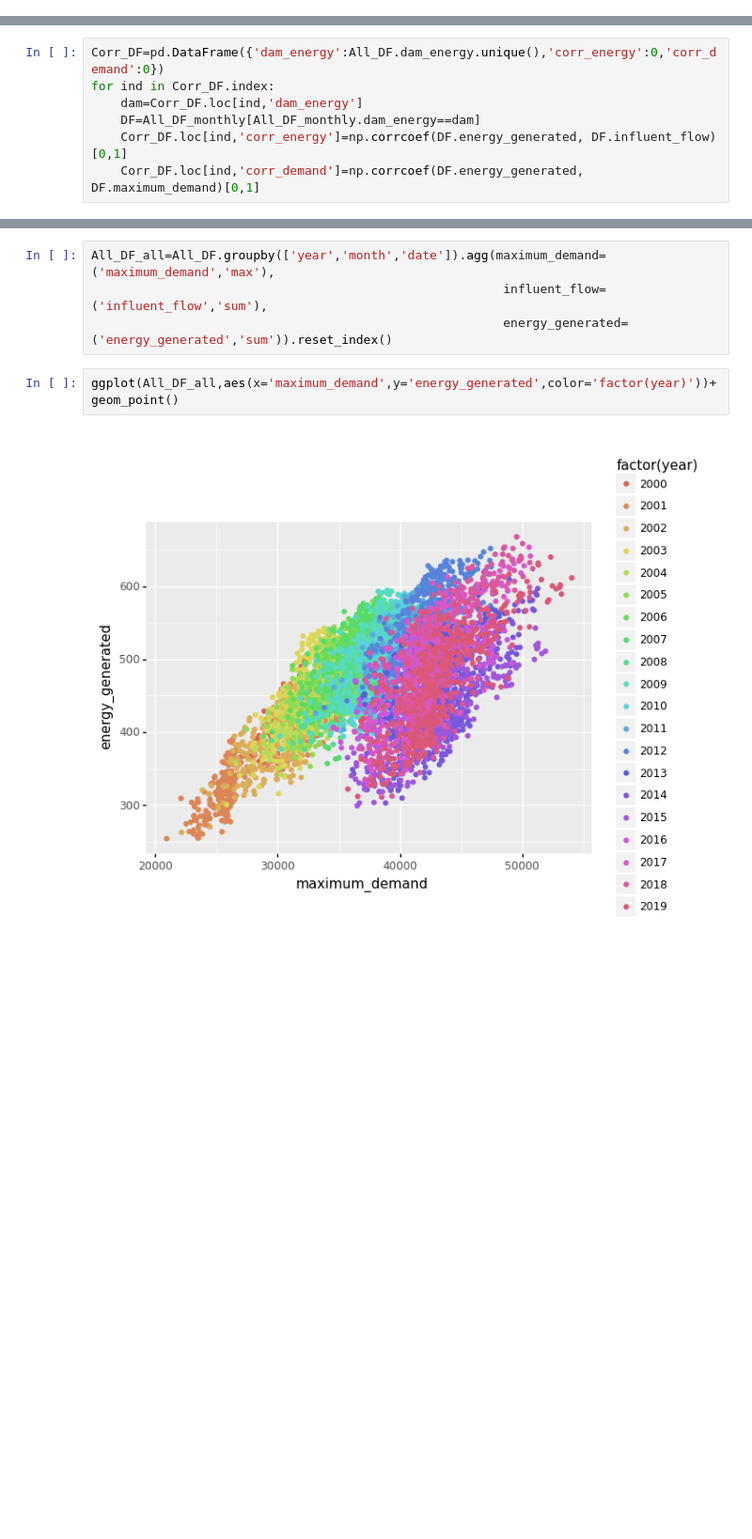
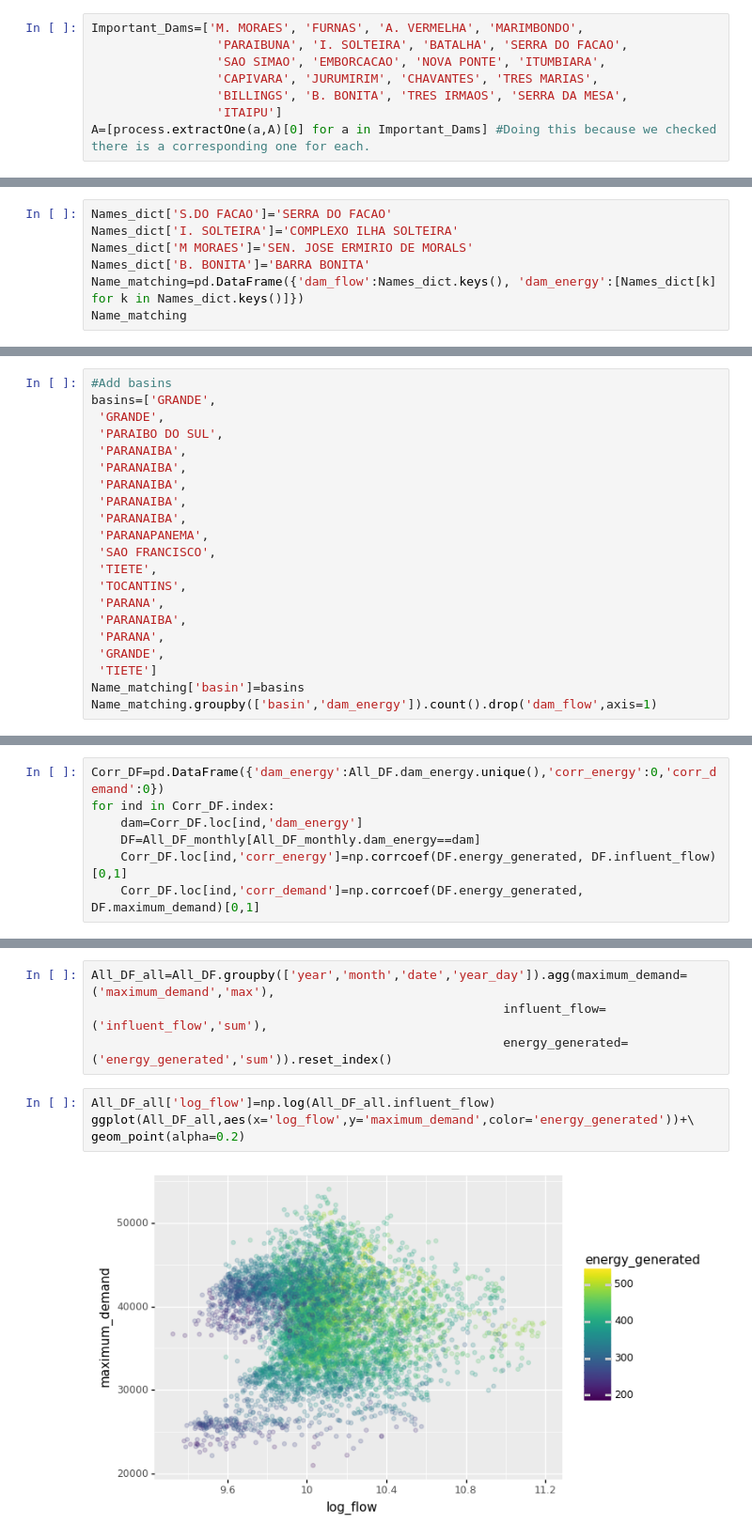
Before and after one commit to cameronthieme/IMAbootcamp2021, a Jupyter notebook: Data Exploration/Data Exploration/Dams Comparison.ipynb, the cells around one changed output, grey strips where cells are left out. Shown at 94% size. Drawn from its saved outputs; the diff is of its cells as text; blank space fills up the shorter version.

```diff
--- a/Data Exploration/Data Exploration/Dams Comparison.ipynb
+++ b/Data Exploration/Data Exploration/Dams Comparison.ipynb
@@ -85,0 +48,8 @@ Name_matching=Name_matching[((Name_matching.score>=90) &\
+# %%
+Important_Dams=['M. MORAES', 'FURNAS', 'A. VERMELHA', 'MARIMBONDO',
+                 'PARAIBUNA', 'I. SOLTEIRA', 'BATALHA', 'SERRA DO FACAO',
+                 'SAO SIMAO', 'EMBORCACAO', 'NOVA PONTE', 'ITUMBIARA',
+                 'CAPIVARA', 'JURUMIRIM', 'CHAVANTES', 'TRES MARIAS',
+                 'BILLINGS', 'B. BONITA', 'TRES IRMAOS', 'SERRA DA MESA',
+                 'ITAIPU']
+A=[process.extractOne(a,A)[0] for a in Important_Dams] #Doing this because we checked there is a corresponding one for each.
@@ -85,0 +87,7 @@ Name_matching=Name_matching[((Name_matching.score>=90) &\
+# %%
+Names_dict['S.DO FACAO']='SERRA DO FACAO'
+Names_dict['I. SOLTEIRA']='COMPLEXO ILHA SOLTEIRA'
+Names_dict['M MORAES']='SEN. JOSE ERMIRIO DE MORALS'
+Names_dict['B. BONITA']='BARRA BONITA'
+Name_matching=pd.DataFrame({'dam_flow':Names_dict.keys(), 'dam_energy':[Names_dict[k] for k in Names_dict.keys()]})
+Name_matching
@@ -85,0 +113,21 @@ Name_matching=Name_matching[((Name_matching.score>=90) &\
+# %%
+#Add basins
+basins=['GRANDE',
+ 'GRANDE',
+ 'PARAIBO DO SUL',
+ 'PARANAIBA',
+ 'PARANAIBA',
+ 'PARANAIBA',
+ 'PARANAIBA',
+ 'PARANAIBA',
+ 'PARANAPANEMA',
+ 'SAO FRANCISCO',
+ 'TIETE',
+ 'TOCANTINS',
+ 'PARANA',
+ 'PARANAIBA',
+ 'PARANA',
+ 'GRANDE',
+ 'TIETE']
+Name_matching['basin']=basins
+Name_matching.groupby(['basin','dam_energy']).count().drop('dam_flow',axis=1)
@@ -233,8 +285,10 @@ ggplot(DF2,aes(y='maximum_demand',x='influent_flow',color='energy_generated'))+g
 # %%
-All_DF_all=All_DF.groupby(['year','month','date']).agg(maximum_demand=('maximum_demand','max'),
+All_DF_all=All_DF.groupby(['year','month','date','year_day']).agg(maximum_demand=('maximum_demand','max'),
                                                         influent_flow=('influent_flow','sum'),
                                                         energy_generated=('energy_generated','sum')).reset_index()
 # %%
-ggplot(All_DF_all,aes(x='maximum_demand',y='energy_generated',color='factor(year)'))+geom_point()
+All_DF_all['log_flow']=np.log(All_DF_all.influent_flow)
+ggplot(All_DF_all,aes(x='log_flow',y='maximum_demand',color='energy_generated'))+\
+geom_point(alpha=0.2)
 # %% [output]
-[figure, old version]
+[figure, new version]
```
Also changed, not shown: parts of 47 cells of this notebook, 1 other file.
